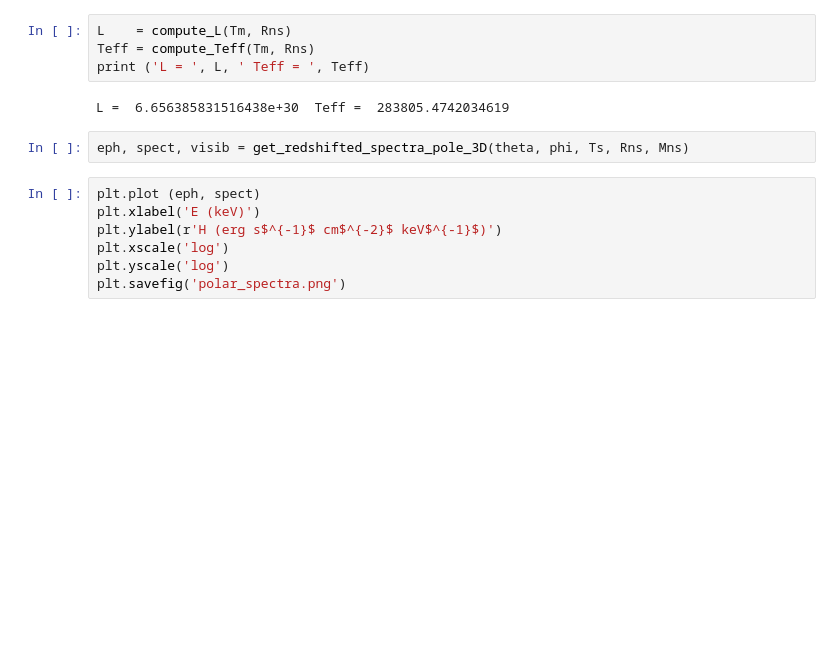
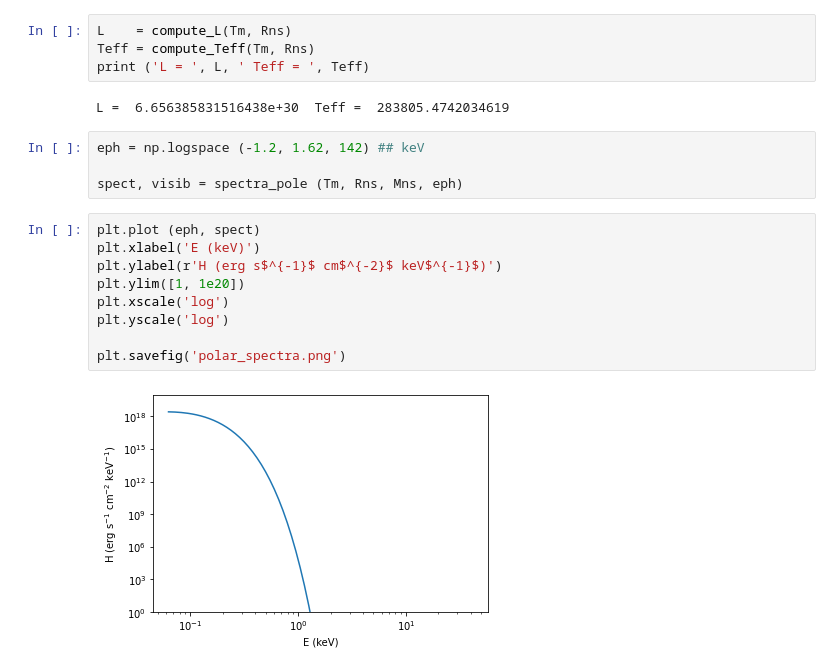
Before and after one commit to ignotur/magpies, a Jupyter notebook: examples/Simple_example.ipynb, the cells around one changed output. Saved outputs shown, nothing was run; the diff lists cells and outputs as text; blank space fills up the shorter version.

```diff
--- a/examples/Simple_example.ipynb
+++ b/examples/Simple_example.ipynb
@@ -35,13 +35,19 @@ print ('L = ', L, ' Teff = ', Teff)
 # %% [output]
 L =  6.656385831516438e+30  Teff =  283805.4742034619
 # %%
-eph, spect, visib = get_redshifted_spectra_pole_3D(theta, phi, Ts, Rns, Mns)
+eph = np.logspace (-1.2, 1.62, 142) ## keV
+
+spect, visib = spectra_pole (Tm, Rns, Mns, eph)
 # %%
 plt.plot (eph, spect)
 plt.xlabel('E (keV)')
 plt.ylabel(r'H (erg s$^{-1}$ cm$^{-2}$ keV$^{-1}$)')
+plt.ylim([1, 1e20])
 plt.xscale('log')
 plt.yscale('log')
+
 plt.savefig('polar_spectra.png')
+# %% [output]
+[figure, added]
 # %%
 frame = plt.subplot(111, projection='aitoff')
```
Also changed, not shown: parts of 2 cells of this notebook, 10 other files.
